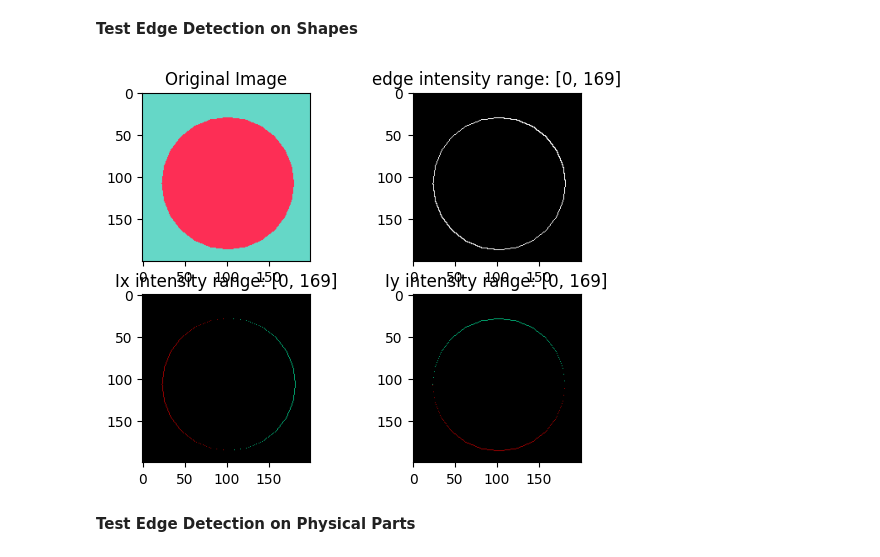
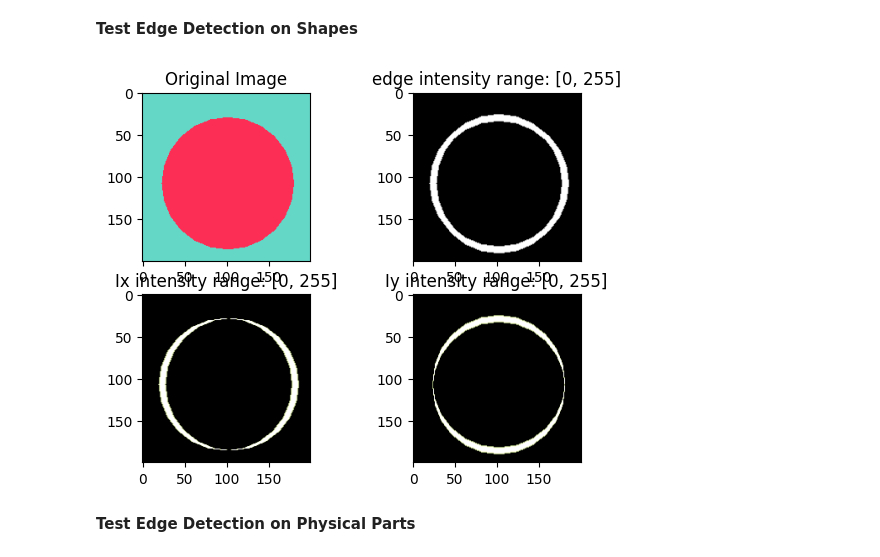
Before and after one commit to Zack-szh/CV-Based-Geometric-Dimensioning-Tolerancing, a Jupyter notebook: testing.ipynb, the cells around one changed output. Saved outputs shown, nothing was run; the diff lists cells and outputs as text; code cells hidden in the pictures.

Commit message:
modified edge detection function and tested denoising on edge finding

```diff
--- a/testing.ipynb
+++ b/testing.ipynb
@@ -55,34 +56,34 @@ main.plt.imshow(out)
 # %% [markdown]
 **Test Edge Detection on Shapes**
 # %%
-edges, Ix, Iy = main.detect_edges(img_BGR)
+edges, Ix, Iy = main.detect_edges(img_BGR, derv_len=5)
 
 def show_edge_results(img, edges, Ix, Iy):
 
     def get_minmax(img):
         min = np.min(img)
         max = np.max(img)
         return min, max
 
     fig, ax = main.plt.subplots(2,2)
     ax[0,0].title.set_text("Original Image")
     ax[0,0].imshow(img)
 
     min, max = get_minmax(edges)
     ax[0,1].title.set_text(f"edge intensity range: [{min}, {max}]")
     ax[0,1].imshow(edges, cmap='gray', vmin=min, vmax=max)
 
     min, max = get_minmax(Ix)
     ax[1,0].title.set_text(f"Ix intensity range: [{min}, {max}]")
     ax[1,0].imshow(Ix, vmin=min, vmax=max)
 
     min, max = get_minmax(Iy)
     ax[1,1].title.set_text(f"Iy intensity range: [{min}, {max}]")
     ax[1,1].imshow(Iy, vmin=min, vmax=max)
 
 show_edge_results(img_BGR, edges, Ix, Iy)
 # %% [output]
-[figure, old version]
+[figure, new version]
 # %% [markdown]
 **Test Edge Detection on Physical Parts**
 # %%
```
Also changed, not shown: parts of 4 cells of this notebook, 1 other file.
